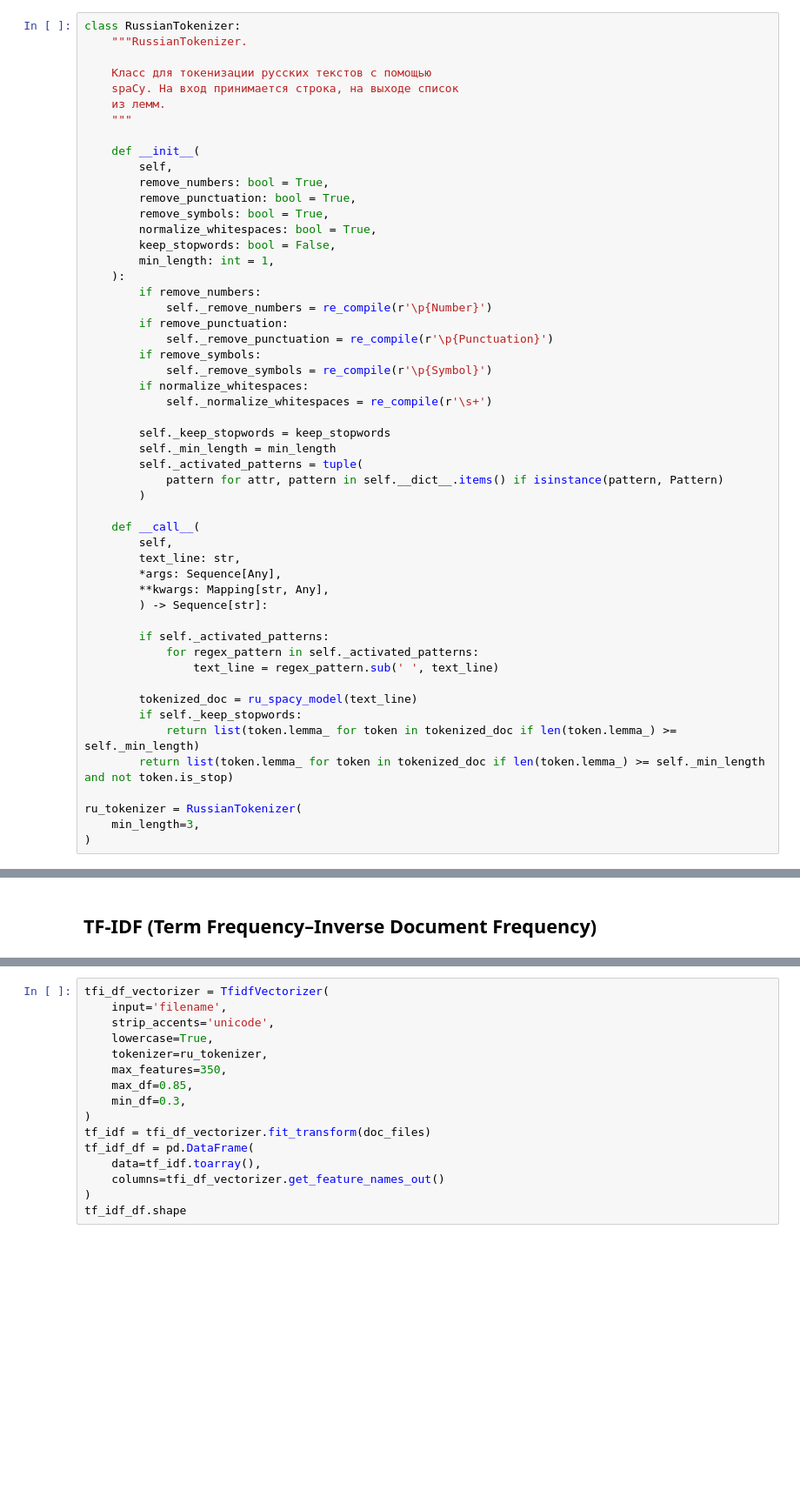
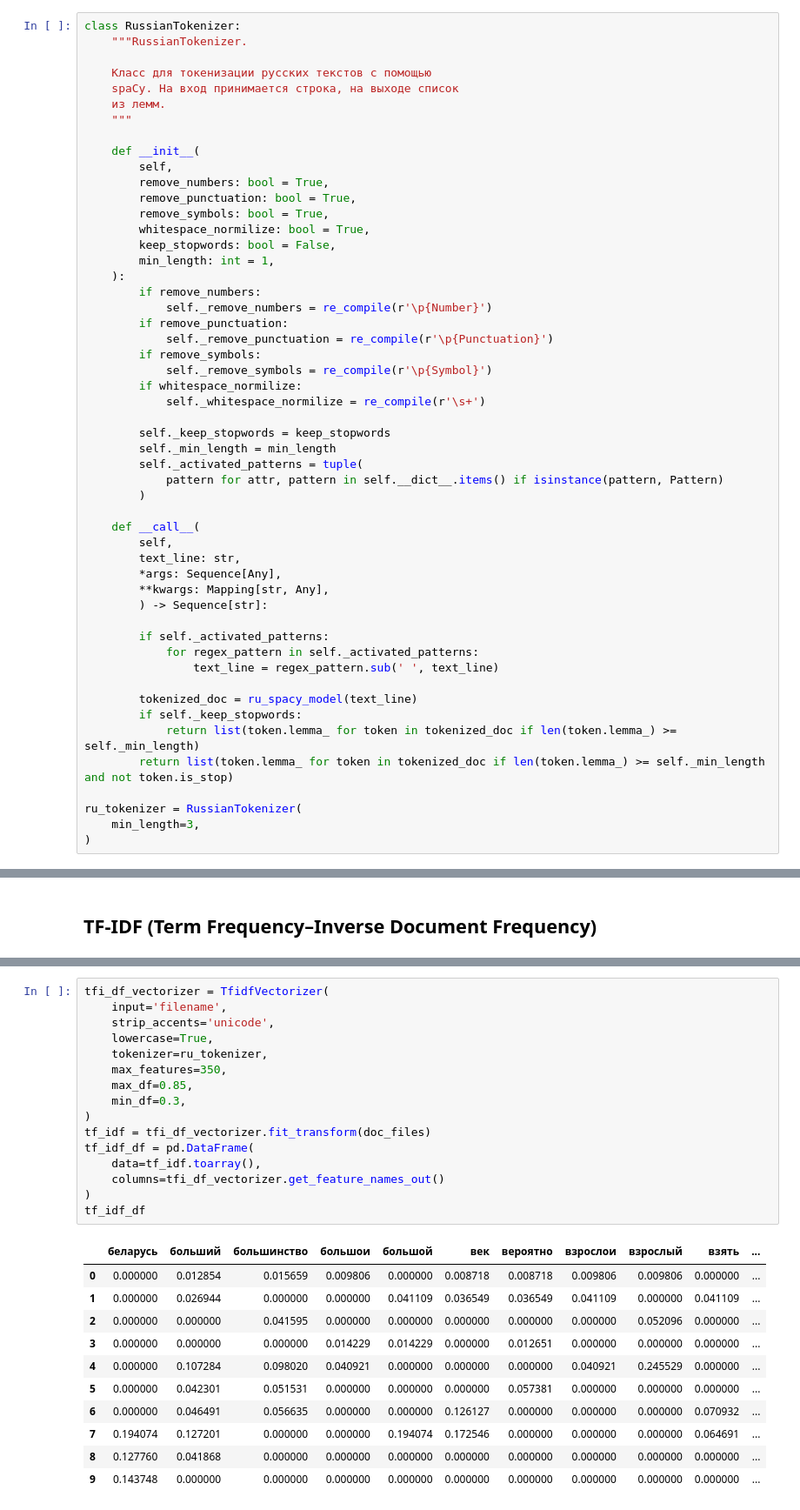
Before and after one commit to dmt-zh/nlp, a Jupyter notebook: Text Representation. Part 1.ipynb, the cells around one changed output, grey strips where cells are left out. Shown at 87% size. Drawn from its saved outputs; the diff is of its cells as text; blank space fills up the shorter version.

```diff
--- a/Text Representation.ipynb
+++ b/Text Representation. Part 1.ipynb
@@ -98,7 +111,7 @@ class RussianTokenizer:
         remove_numbers: bool = True,
         remove_punctuation: bool = True,
         remove_symbols: bool = True,
-        normalize_whitespaces: bool = True,
+        whitespace_normilize: bool = True,
         keep_stopwords: bool = False,
         min_length: int = 1,
     ):
@@ -108,8 +121,8 @@ class RussianTokenizer:
             self._remove_punctuation = re_compile(r'\p{Punctuation}')
         if remove_symbols:
             self._remove_symbols = re_compile(r'\p{Symbol}')
-        if normalize_whitespaces:
-            self._normalize_whitespaces = re_compile(r'\s+')
+        if whitespace_normilize:
+            self._whitespace_normilize = re_compile(r'\s+')
 
         self._keep_stopwords = keep_stopwords
         self._min_length = min_length
@@ -724,17 +760,28 @@ bon_styled_similarity
 # %%
 tfi_df_vectorizer = TfidfVectorizer(
     input='filename',
     strip_accents='unicode',
     lowercase=True,
     tokenizer=ru_tokenizer,
     max_features=350,
     max_df=0.85,
     min_df=0.3,
 )
 tf_idf = tfi_df_vectorizer.fit_transform(doc_files)
 tf_idf_df = pd.DataFrame(
     data=tf_idf.toarray(),
     columns=tfi_df_vectorizer.get_feature_names_out()
 )
-tf_idf_df.shape
+tf_idf_df
 # %% [output]
+|  | беларусь | больший | большинство | большои | большой | век | вероятно | взрослои | взрослый | взять | ... |
+| 0 | 0.000000 | 0.012854 | 0.015659 | 0.009806 | 0.000000 | 0.008718 | 0.008718 | 0.009806 | 0.009806 | 0.000000 | ... |
+| 1 | 0.000000 | 0.026944 | 0.000000 | 0.000000 | 0.041109 | 0.036549 | 0.036549 | 0.041109 | 0.000000 | 0.041109 | ... |
+| 2 | 0.000000 | 0.000000 | 0.041595 | 0.000000 | 0.000000 | 0.000000 | 0.000000 | 0.000000 | 0.052096 | 0.000000 | ... |
+| 3 | 0.000000 | 0.000000 | 0.000000 | 0.014229 | 0.014229 | 0.000000 | 0.012651 | 0.000000 | 0.000000 | 0.000000 | ... |
+| 4 | 0.000000 | 0.107284 | 0.098020 | 0.040921 | 0.000000 | 0.000000 | 0.000000 | 0.040921 | 0.245529 | 0.000000 | ... |
+| 5 | 0.000000 | 0.042301 | 0.051531 | 0.000000 | 0.000000 | 0.000000 | 0.057381 | 0.000000 | 0.000000 | 0.000000 | ... |
+| 6 | 0.000000 | 0.046491 | 0.056635 | 0.000000 | 0.000000 | 0.126127 | 0.000000 | 0.000000 | 0.000000 | 0.070932 | ... |
+| 7 | 0.194074 | 0.127201 | 0.000000 | 0.000000 | 0.194074 | 0.172546 | 0.000000 | 0.000000 | 0.000000 | 0.064691 | ... |
+| 8 | 0.127760 | 0.041868 | 0.000000 | 0.000000 | 0.000000 | 0.000000 | 0.000000 | 0.000000 | 0.000000 | 0.000000 | ... |
+| 9 | 0.143748 | 0.000000 | 0.000000 | 0.000000 | 0.000000 | 0.000000 | 0.000000 | 0.000000 | 0.000000 | 0.000000 | ... |
```
Also changed, not shown: parts of 6 cells of this notebook, 1 other file.
